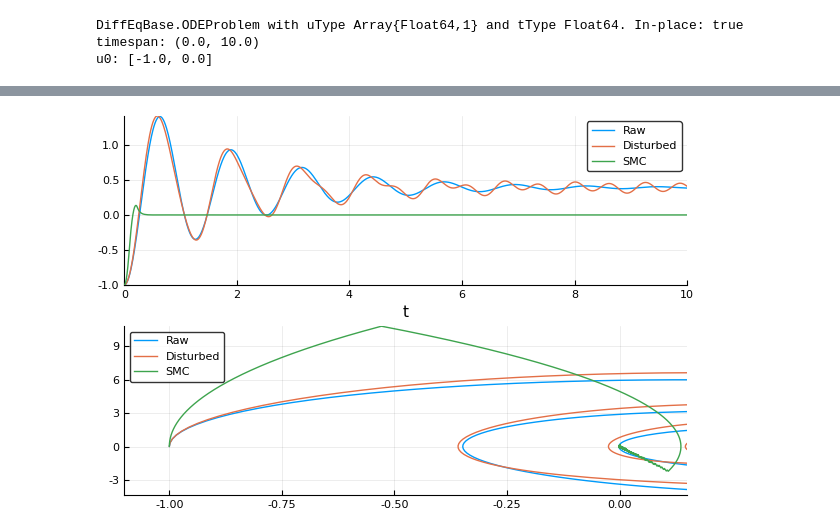
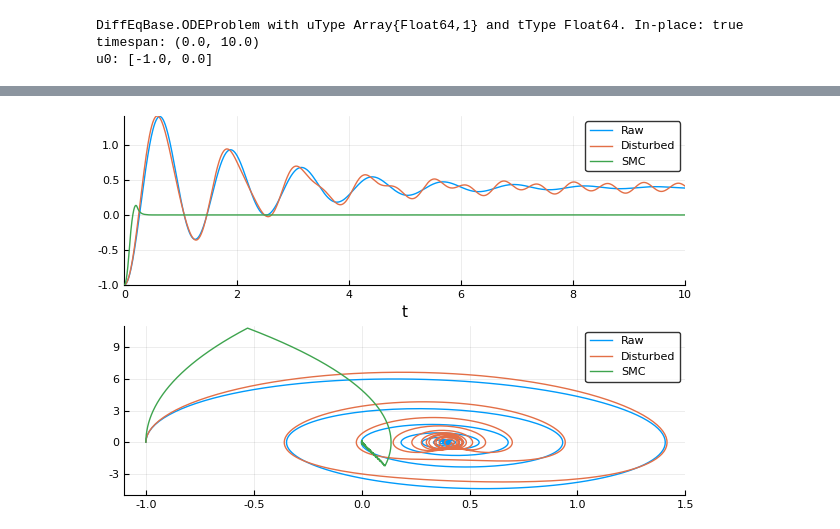
Before and after one commit to jimurai/control_notebooks, a Jupyter notebook: SlidingModeJulia.ipynb, the cells around one changed output, grey strips where cells are left out. Cells and saved outputs as stored; diff of their text form; code cells hidden in the pictures.

Commit message:
Manually set limits for nice plotting

```diff
--- a/SlidingModeJulia.ipynb
+++ b/SlidingModeJulia.ipynb
@@ -68,9 +68,9 @@ end
 # %%
 plot(raw_sol,vars=(0,1),w=1,label="Raw", layout = (2,1), subplot=1)
 plot!(dist_sol,vars=(0,1),w=1,label="Disturbed")
 plot!(smc_sol,vars=(0,1),w=1,label="SMC")
 plot!(raw_sol,vars=(1,2),w=1,label="Raw",subplot=2)
 plot!(dist_sol,vars=(1,2),w=1,label="Disturbed",subplot=2)
-plot!(smc_sol,vars=(1,2),w=1,label="SMC",subplot=2)
+plot!(smc_sol,vars=(1,2),w=1,label="SMC",subplot=2,xlim=(-1.1,+1.5),ylim=(-5,11))
 # %% [output]
-[figure, old version]
+[figure, new version]
```
Also changed, not shown: parts of 1 cell of this notebook.
